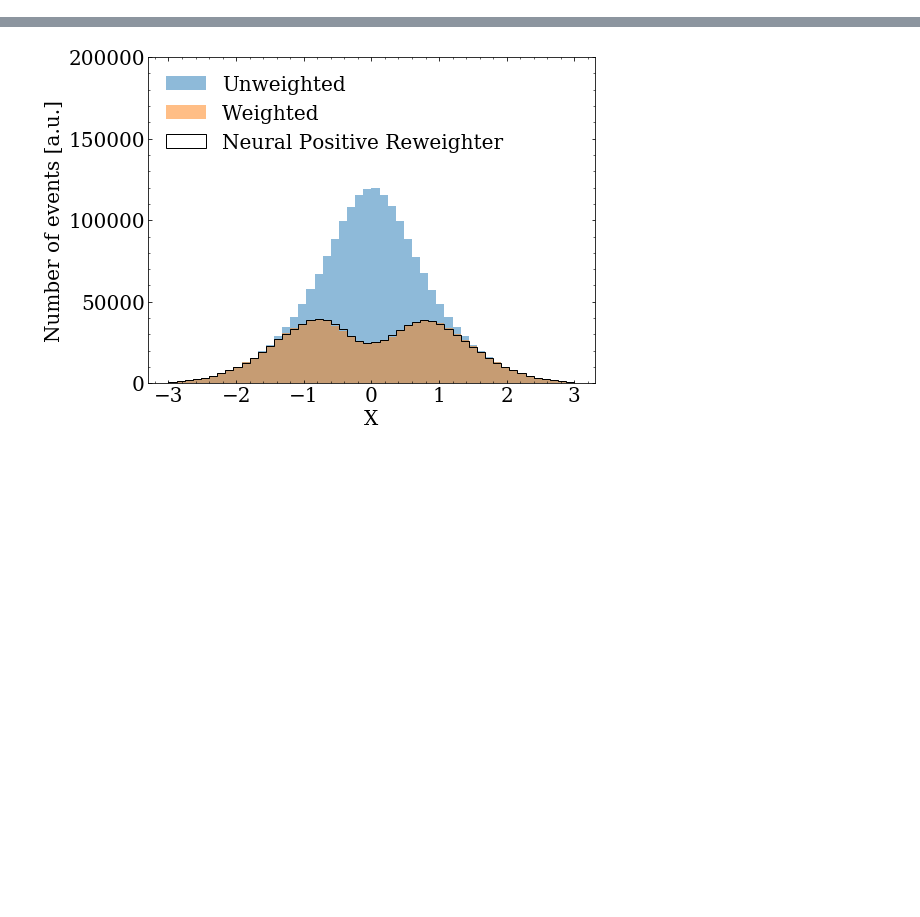
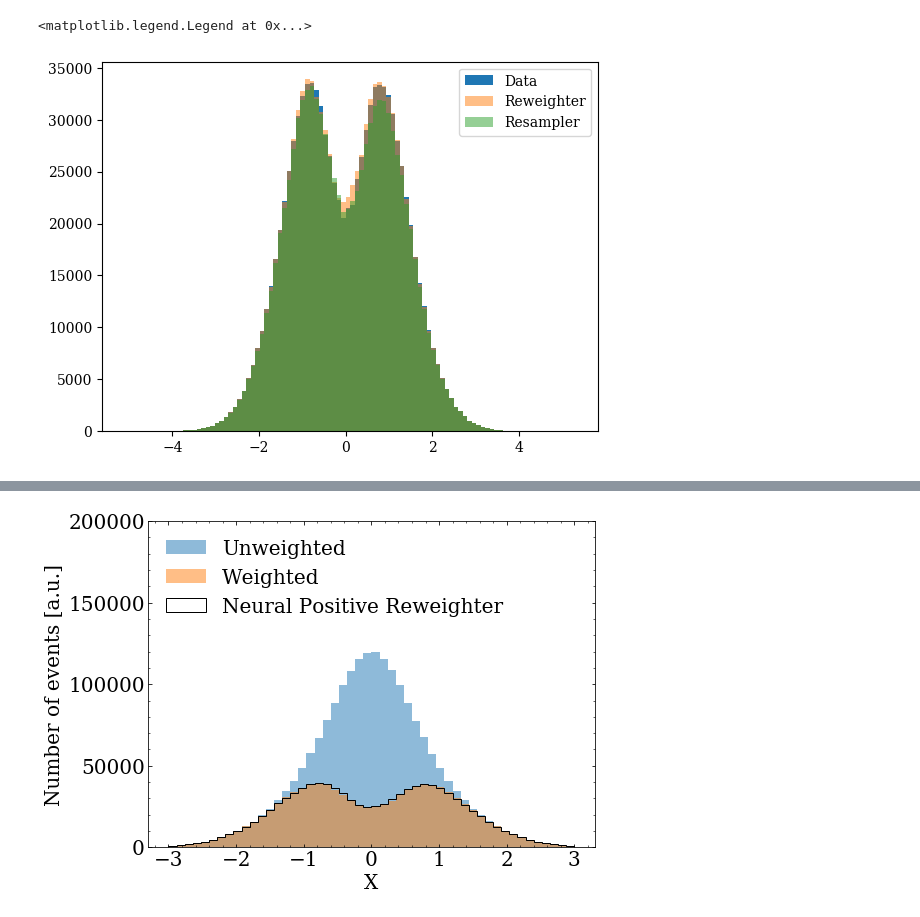
Before and after one commit to Nollde/weight_refiner, a Jupyter notebook: GaussianExample.ipynb, the cells around one changed output, grey strips where cells are left out. Cells and saved outputs as stored; diff of their text form; code cells hidden in the pictures; blank space fills up the shorter version.

Commit message:
[dev] adds reweighter (new approach)

```diff
--- a/GaussianExample.ipynb
+++ b/GaussianExample.ipynb
@@ -63,0 +112,5 @@ If using Keras pass *_constraint arguments to layers.
+# %%
+resampler = create_model()
+resampler.compile(optimizer="adam", loss=tf.keras.losses.BinaryCrossentropy(from_logits=False), metrics=["accuracy"])
+x_train, y_train, w_train, = get_train(*prepare_data_resampler(*data))
+resampler.fit(x_train, y_train, sample_weight=w_train, epochs=50, validation_split=0.2, batch_size=1000)
@@ -63,0 +136,18 @@ If using Keras pass *_constraint arguments to layers.
+# %%
+def apply_reweighter(*data):
+    x, y, w = prepare_data_reweighter(*data)
+    pred = reweighter.predict(x, batch_size=10_000)[:, 0]
+    ratio = (1 / pred - 1)
+    w_new = w * (1 - ratio) / (1 + ratio)
+    return x, y, w_new
+# %%
+def apply_resampler(*data):
+    x, y, _ = prepare_data_natural(*data)
+    pred = resampler.predict(x, batch_size=10_000)[:, 0]
+    w_new = pred / (1.0 - pred)
+    return x, y, w_new
+# %%
+
+data_natural = get_val(*prepare_data_natural(*data))
+data_reweighter = get_val(*apply_reweighter(*data))
+data_resampler = get_val(*apply_resampler(*data))
@@ -64,3 +157,11 @@ If using Keras pass *_constraint arguments to layers.
+# %%
+_, bins, __ = plt.hist(data_natural[0], weights=data_natural[-1], bins=bins, label="Data")
+_, __, ___ = plt.hist(data_reweighter[0], weights=data_reweighter[-1], bins=bins, alpha=0.5, label="Reweighter")
+_, __, ___ = plt.hist(data_resampler[0], weights=data_resampler[-1], bins=bins, alpha=0.5, label="Resampler")
+plt.legend()
+# %% [output]
+<matplotlib.legend.Legend at 0x...>
+[figure, added]
 # %%
 # plt.plot(myhistory.history['val_loss'],label="val loss")
 # plt.plot(myhistory.history['loss'],label="loss")
```
Also changed, not shown: parts of 20 cells of this notebook.
